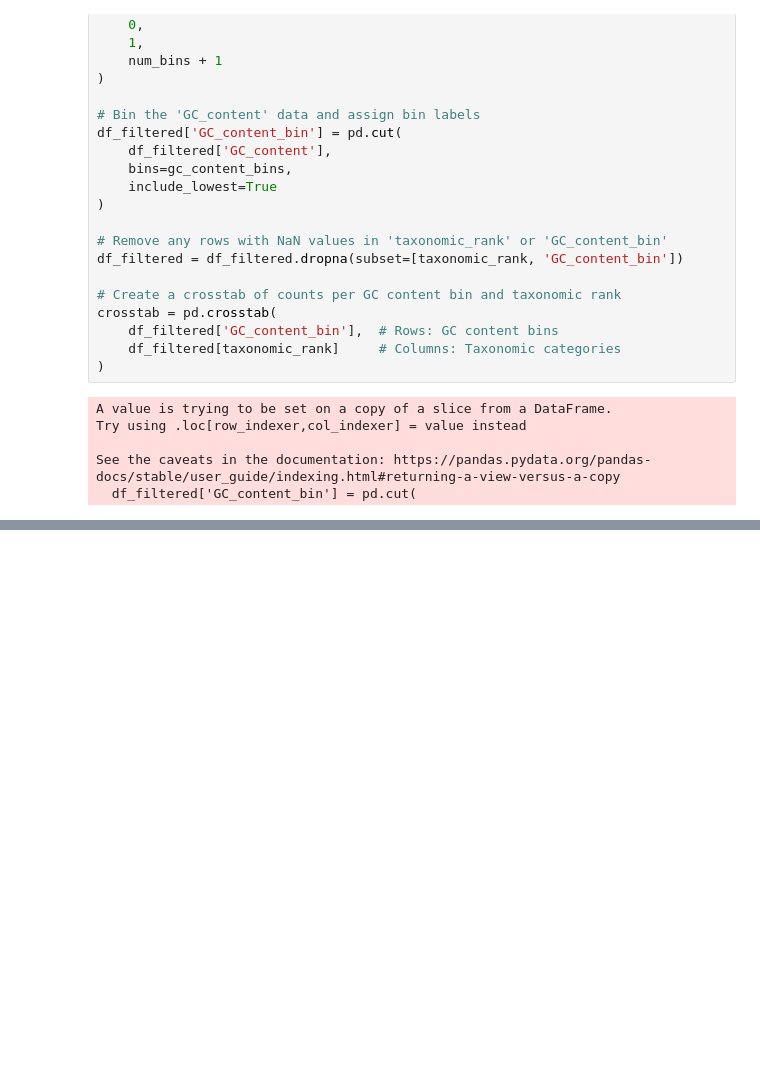
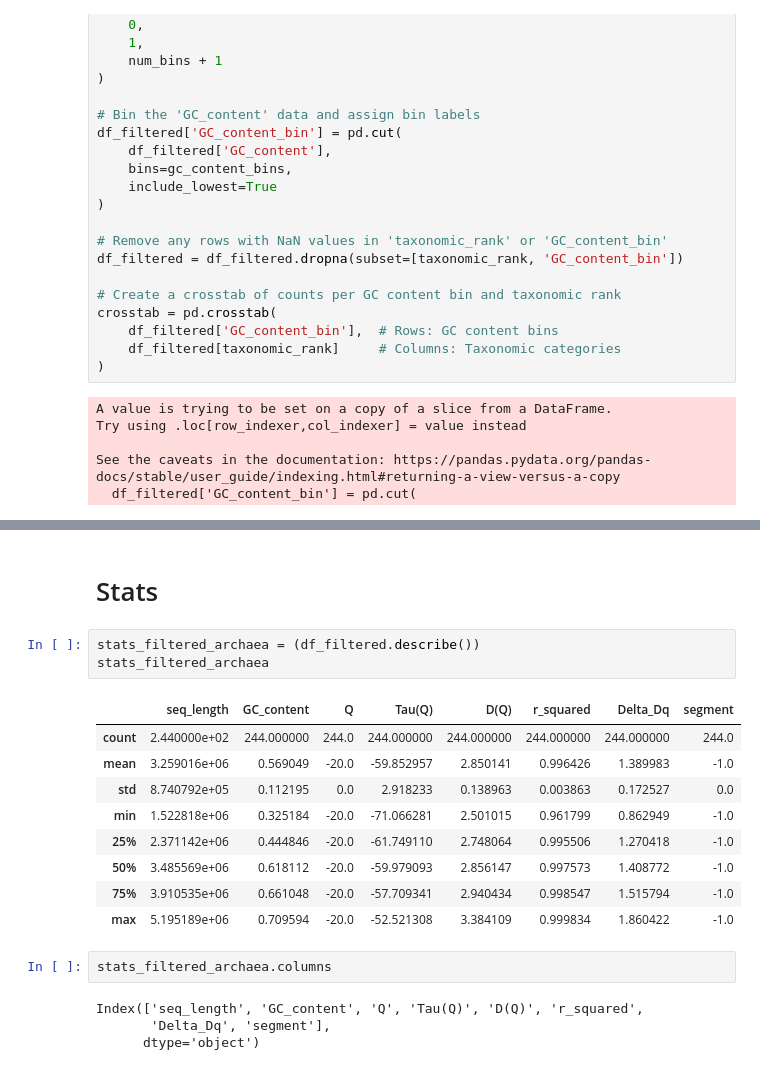
Before and after one commit to DiegoFLM/Analysis-of-microbial-genomes--MFA-GC-content-lifestyle-and-human-microbiome, a Jupyter notebook: notebooks_and_info/data_analysis/results_analysis/results_viz_taxonomy_archaea.ipynb, the cells around one changed output, grey strips where cells are left out. Saved outputs shown, nothing was run; the diff lists cells and outputs as text; blank space fills up the shorter version.

```diff
--- a/notebooks_and_info/data_analysis/results_analysis/results_viz_taxonomy_archaea.ipynb
+++ b/notebooks_and_info/data_analysis/results_analysis/results_viz_taxonomy_archaea.ipynb
@@ -604,0 +600,21 @@ plt.show()
+# %% [markdown]
+# Stats
+# %%
+stats_filtered_archaea = (df_filtered.describe())
+stats_filtered_archaea
+# %% [output]
+|  | seq_length | GC_content | Q | Tau(Q) | D(Q) | r_squared | Delta_Dq | segment |
+| count | 2.440000e+02 | 244.000000 | 244.0 | 244.000000 | 244.000000 | 244.000000 | 244.000000 | 244.0 |
+| mean | 3.259016e+06 | 0.569049 | -20.0 | -59.852957 | 2.850141 | 0.996426 | 1.389983 | -1.0 |
+| std | 8.740792e+05 | 0.112195 | 0.0 | 2.918233 | 0.138963 | 0.003863 | 0.172527 | 0.0 |
+| min | 1.522818e+06 | 0.325184 | -20.0 | -71.066281 | 2.501015 | 0.961799 | 0.862949 | -1.0 |
+| 25% | 2.371142e+06 | 0.444846 | -20.0 | -61.749110 | 2.748064 | 0.995506 | 1.270418 | -1.0 |
+| 50% | 3.485569e+06 | 0.618112 | -20.0 | -59.979093 | 2.856147 | 0.997573 | 1.408772 | -1.0 |
+| 75% | 3.910535e+06 | 0.661048 | -20.0 | -57.709341 | 2.940434 | 0.998547 | 1.515794 | -1.0 |
+| max | 5.195189e+06 | 0.709594 | -20.0 | -52.521308 | 3.384109 | 0.999834 | 1.860422 | -1.0 |
+# %%
+stats_filtered_archaea.columns
+# %% [output]
+Index(['seq_length', 'GC_content', 'Q', 'Tau(Q)', 'D(Q)', 'r_squared',
+       'Delta_Dq', 'segment'],
+      dtype='object')
```
Also changed, not shown: parts of 25 cells of this notebook, 4 other files.
